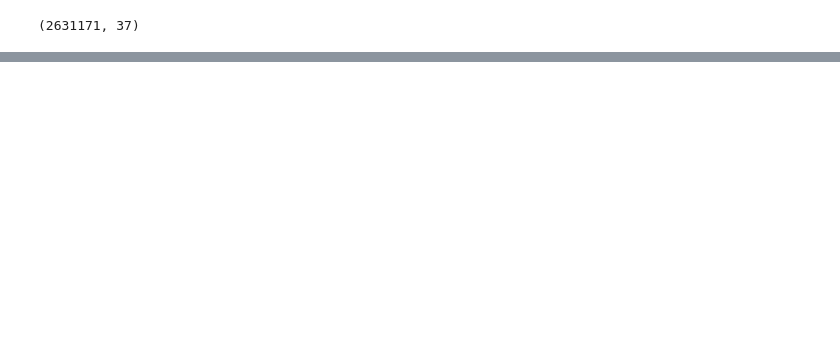
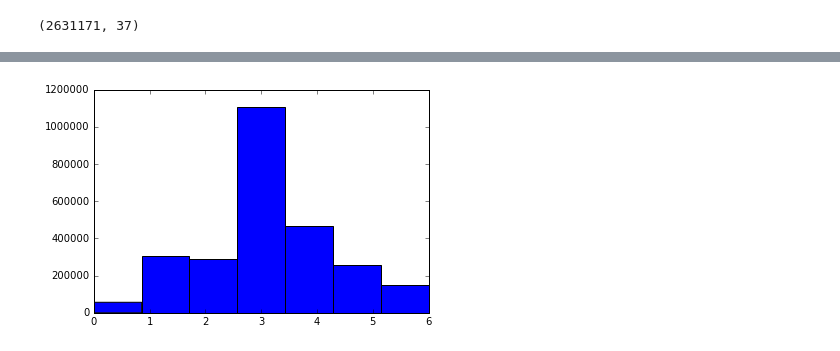
Before and after one commit to eugeniashurko/how-you-gonna-die, a Jupyter notebook: Data_preprocessing.ipynb, the cells around one changed output, grey strips where cells are left out. Cells and saved outputs as stored; diff of their text form; code cells hidden in the pictures; blank space fills up the shorter version.

```diff
--- a/Data_preprocessing.ipynb
+++ b/Data_preprocessing.ipynb
@@ -139,0 +137,3 @@ sum(education_categories == 6)
+# %%
+from pickle import load
+education_categories = load(open("education_categories.pickle", "rb"))
@@ -142,3 +166,5 @@ import matplotlib.pyplot as plt
 # %%
-plt.hist(education_categories)
+plt.hist(education_categories.as_matrix(), bins = 7)
 plt.show()
+# %% [output]
+[figure, added]
```
Also changed, not shown: parts of 13 cells of this notebook.
